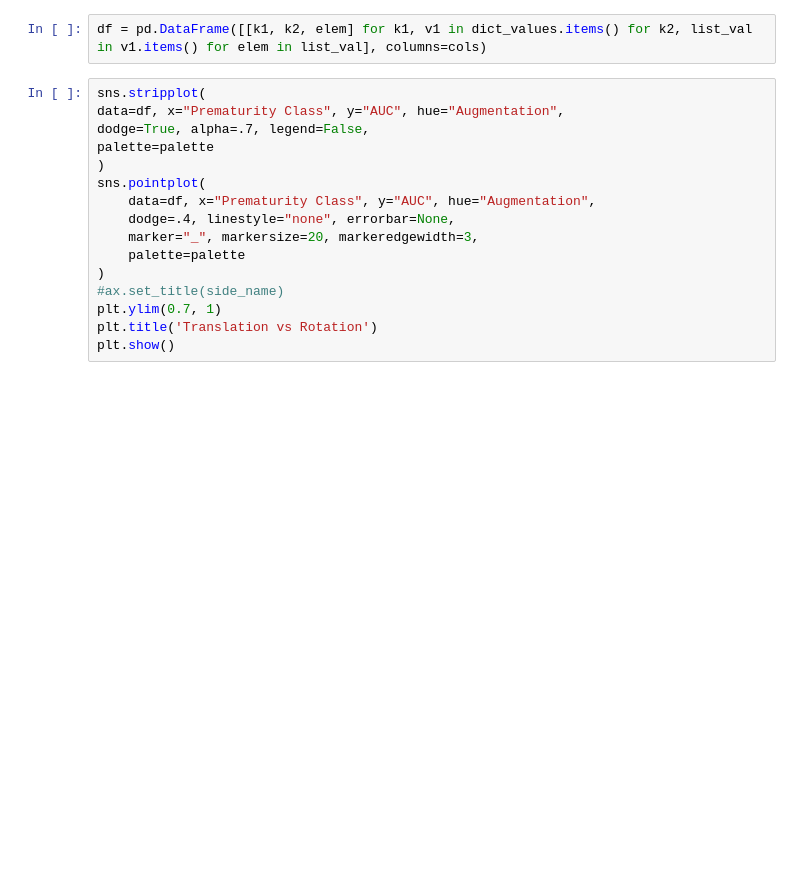
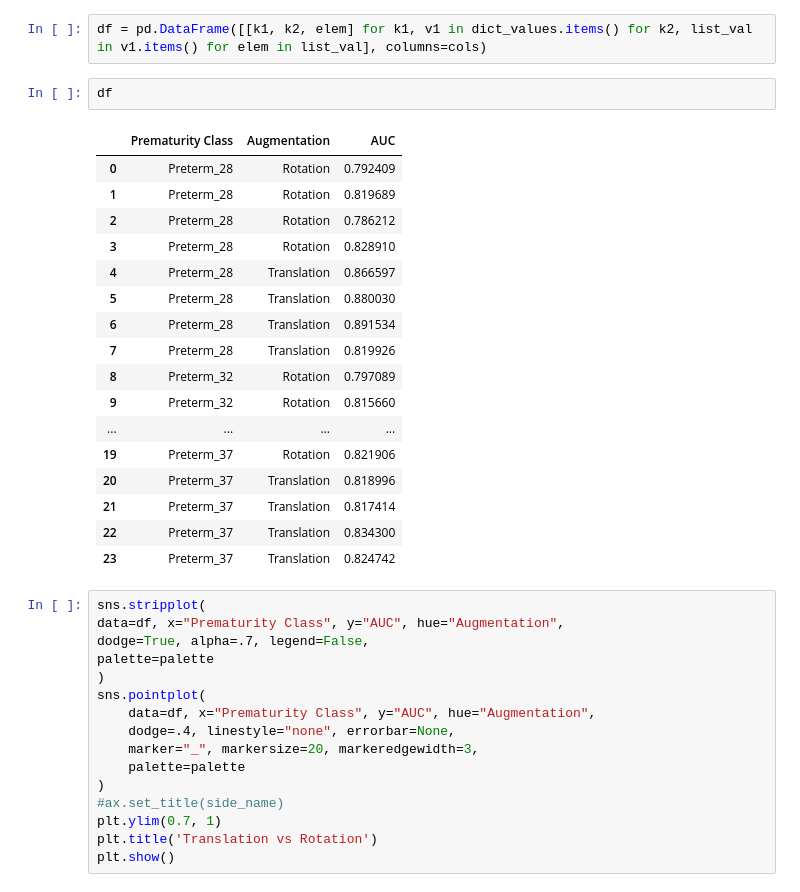
Before and after one commit to neurospin/champollion_V1, a Jupyter notebook: contrastive/notebooks/julien/perfs/visu_perf.ipynb, the cells around one changed output. Drawn from its saved outputs; the diff is of its cells as text; blank space fills up the shorter version.

```diff
--- a/contrastive/notebooks/julien/perfs/visu_perf.ipynb
+++ b/contrastive/notebooks/julien/perfs/visu_perf.ipynb
@@ -51,6 +51,26 @@ Preterm_32, Translation: ['/neurospin/dico/jlaval/Runs/02_STS_babies/Program/Out
 Preterm_37, Translation: ['/neurospin/dico/jlaval/Runs/02_STS_babies/Program/Output/2024-01-17/19-26-17_1/dHCP_embeddings/Preterm_37', '/neurospin/dico/jlaval/Runs/02_STS_babies/Program/Output/2024-01 ...
 # %%
 df = pd.DataFrame([[k1, k2, elem] for k1, v1 in dict_values.items() for k2, list_val in v1.items() for elem in list_val], columns=cols)
+# %%
+df
+# %% [output]
+|  | Prematurity Class | Augmentation | AUC |
+| 0 | Preterm_28 | Rotation | 0.792409 |
+| 1 | Preterm_28 | Rotation | 0.819689 |
+| 2 | Preterm_28 | Rotation | 0.786212 |
+| 3 | Preterm_28 | Rotation | 0.828910 |
+| 4 | Preterm_28 | Translation | 0.866597 |
+| 5 | Preterm_28 | Translation | 0.880030 |
+| 6 | Preterm_28 | Translation | 0.891534 |
+| 7 | Preterm_28 | Translation | 0.819926 |
+| 8 | Preterm_32 | Rotation | 0.797089 |
+| 9 | Preterm_32 | Rotation | 0.815660 |
+| ... | ... | ... | ... |
+| 19 | Preterm_37 | Rotation | 0.821906 |
+| 20 | Preterm_37 | Translation | 0.818996 |
+| 21 | Preterm_37 | Translation | 0.817414 |
+| 22 | Preterm_37 | Translation | 0.834300 |
+| 23 | Preterm_37 | Translation | 0.824742 |
 # %%
 sns.stripplot(
 data=df, x="Prematurity Class", y="AUC", hue="Augmentation",
```
Also changed, not shown: 20 other files.
